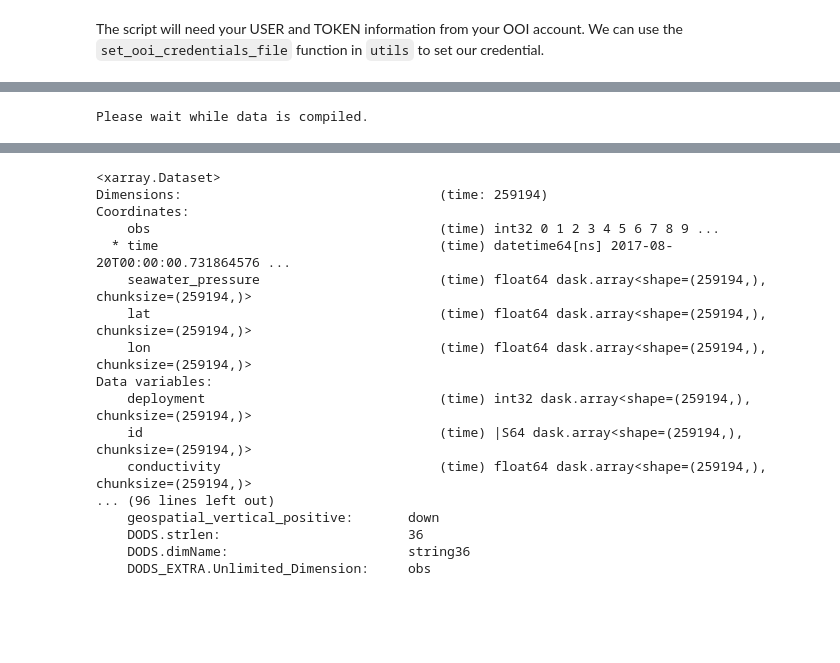
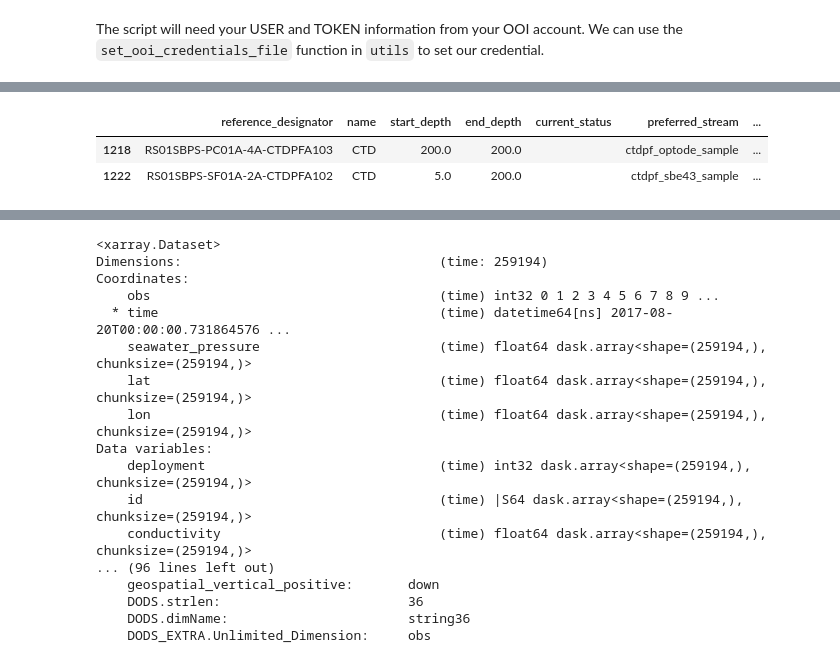
Before and after one commit to cormorack/yodapy, a Jupyter notebook: examples/yodapy_example_plots.ipynb, the cells around one changed output, grey strips where cells are left out. Drawn from its saved outputs; the diff is of its cells as text; code cells hidden in the pictures; blank space fills up the shorter version.

```diff
--- a/examples/yodapy_example_plots.ipynb
+++ b/examples/yodapy_example_plots.ipynb
@@ -22,2 +20,4 @@ import datetime
+# %%
+ooi = OOI()
 # %%
-asset = OOI.search(region=['cabled'], site=['oregon slope base shallow profiler'], instrument=['CTD'])
+asset = ooi.filter(region='cabled', site='oregon slope base shallow profiler', instrument='CTD')
@@ -30,13 +24,17 @@ asset.list_streams(sel='streamed_ctdpf-sbe43-sample')
+# %%
+asset.view_instruments()
+# %% [output]
+|  | reference_designator | name | start_depth | end_depth | current_status | preferred_stream | ... |
+| 1218 | RS01SBPS-PC01A-4A-CTDPFA103 | CTD | 200.0 | 200.0 |  | ctdpf_optode_sample | ... |
+| 1222 | RS01SBPS-SF01A-2A-CTDPFA102 | CTD | 5.0 | 200.0 |  | ctdpf_sbe43_sample | ... |
 # %%
 # This example is designed to showcase basic data download
 # over the time period of the 2017 solar eclipse
 
-stdt = datetime.datetime(2017, 8, 20)
-enddt = datetime.datetime(2017, 8, 23)
+stdt = '2017-08-20'
+enddt = '2017-08-23'
 
 req_asset = asset.request_data(
     begin_date=stdt,
     end_date=enddt
 )
-# %% [output]
-Please wait while data is compiled.
```
Also changed, not shown: parts of 9 cells of this notebook, 1 other file.
